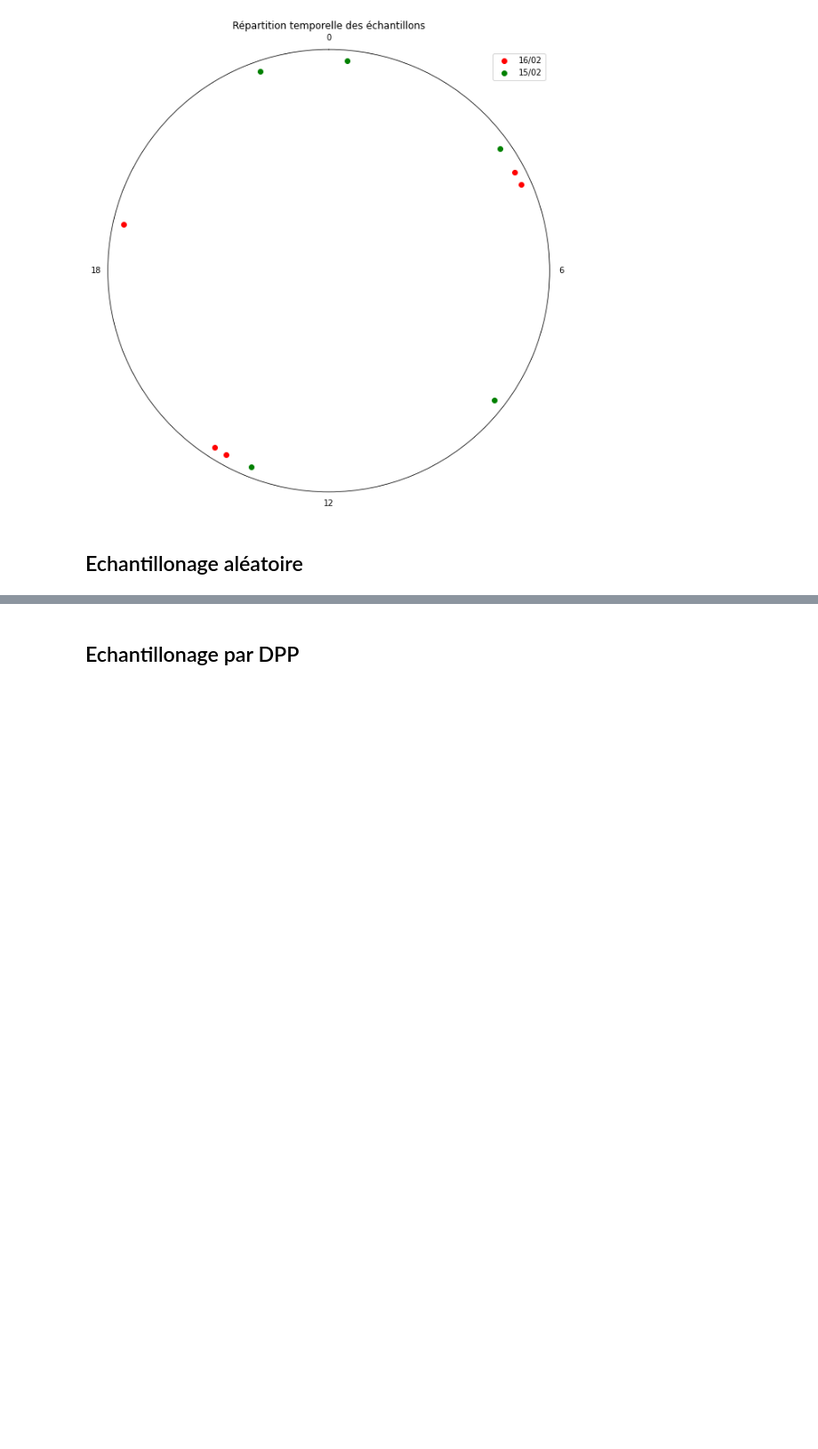
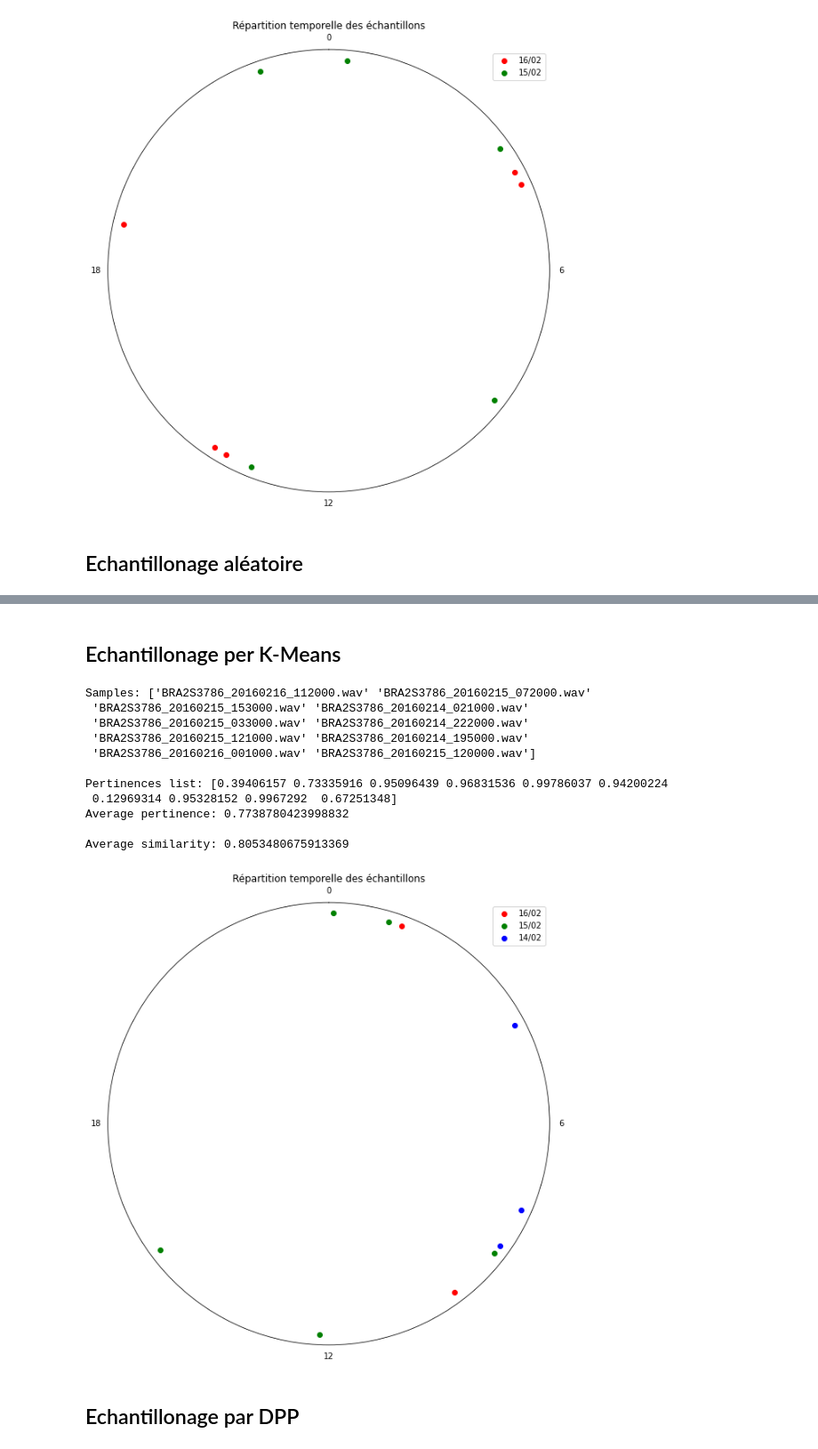
Before and after one commit to outidrarine/Detpop, a Jupyter notebook: TestEchantillonages.ipynb, the cells around one changed output, grey strips where cells are left out. Shown: that part at 89% size. Drawn from its saved outputs; the diff is of its cells as text; code cells hidden in the pictures; blank space fills up the shorter version.

Commit message:
Echantillonnage par K-means

```diff
--- a/TestEchantillonages.ipynb
+++ b/TestEchantillonages.ipynb
@@ -86,3 +86,44 @@ Average similarity: 0.8177276858232376
+# %% [markdown]
+## Echantillonage per K-Means
+# %%
+import numpy as np
+from echantillonages import sampling_kmeans
+from constructionPsi import compute_sample_pertinence, compute_average_similaritiy
+from affichageDonnees import displayPolarSamples
+
+
+root = './SoundDatabase'
+nbSamples = 10
+samples = sampling_kmeans(nbSamples)
+
+pertinences = compute_sample_pertinence(samples, root)
+
+
+print()
+print("Samples:", samples)
+print()
+
+print("Pertinences list:", pertinences['pertinence'])
+print("Average pertinence:", np.mean(pertinences['pertinence']))
+print()
+
+print("Average similarity:", compute_average_similaritiy(samples, root))
+print()
+
+displayPolarSamples(samples)
+# %% [output]
+Samples: ['BRA2S3786_20160216_112000.wav' 'BRA2S3786_20160215_072000.wav'
+ 'BRA2S3786_20160215_153000.wav' 'BRA2S3786_20160214_021000.wav'
+ 'BRA2S3786_20160215_033000.wav' 'BRA2S3786_20160214_222000.wav'
+ 'BRA2S3786_20160215_121000.wav' 'BRA2S3786_20160214_195000.wav'
+ 'BRA2S3786_20160216_001000.wav' 'BRA2S3786_20160215_120000.wav']
+
+Pertinences list: [0.39406157 0.73335916 0.95096439 0.96831536 0.99786037 0.94200224
+ 0.12969314 0.95328152 0.9967292  0.67251348]
+Average pertinence: 0.7738780423998832
+
+Average similarity: 0.8053480675913369
+[figure, added]
 # %% [markdown]
 ## Echantillonage par DPP
 # %%
```
Also changed, not shown: parts of 2 cells of this notebook, 2 other files.
